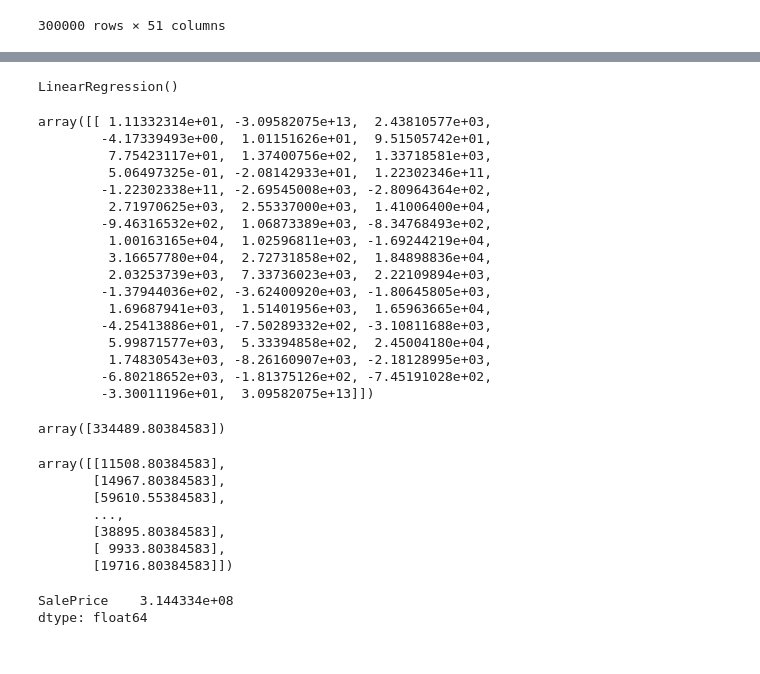
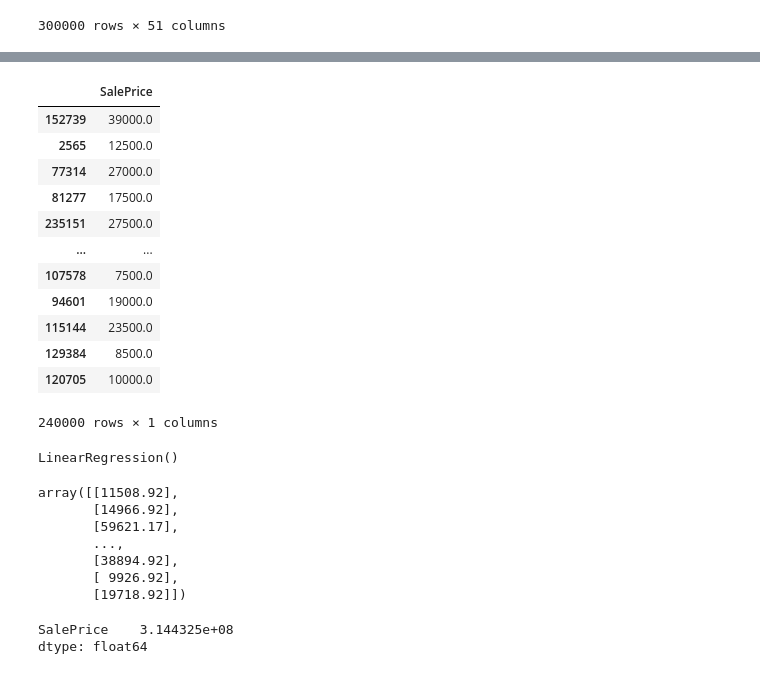
Before and after one commit to manojtomer0709/Machine-Learning-Assignments, a Jupyter notebook: Assignment-1/Linear_Regression_1.ipynb, the cells around one changed output, grey strips where cells are left out. Drawn from its saved outputs; the diff is of its cells as text; code cells hidden in the pictures.

```diff
--- a/Assignment-1/Linear_Regression_1.ipynb
+++ b/Assignment-1/Linear_Regression_1.ipynb
@@ -64,51 +108,41 @@ x_train, x_test, y_train, y_test = train_test_split(df, df_y, test_size=0.2, ran
+# %%
+y_train
+# %% [output]
+|  | SalePrice |
+| 152739 | 39000.0 |
+| 2565 | 12500.0 |
+| 77314 | 27000.0 |
+| 81277 | 17500.0 |
+| 235151 | 27500.0 |
+| ... | ... |
+| 107578 | 7500.0 |
+| 94601 | 19000.0 |
+| 115144 | 23500.0 |
+| 129384 | 8500.0 |
+| 120705 | 10000.0 |
+240000 rows × 1 columns
 # %%
 # Fitting the linear model to the training data
 reg.fit(x_train, y_train)
 # %% [output]
 LinearRegression()
-# %%
-# The coefficients of the Linear Regression hypothesis function
-reg.coef_
-# %% [output]
-array([[ 1.11332314e+01, -3.09582075e+13,  2.43810577e+03,
-        -4.17339493e+00,  1.01151626e+01,  9.51505742e+01,
-         7.75423117e+01,  1.37400756e+02,  1.33718581e+03,
-         5.06497325e-01, -2.08142933e+01,  1.22302346e+11,
-        -1.22302338e+11, -2.69545008e+03, -2.80964364e+02,
-         2.71970625e+03,  2.55337000e+03,  1.41006400e+04,
-        -9.46316532e+02,  1.06873389e+03, -8.34768493e+02,
-         1.00163165e+04,  1.02596811e+03, -1.69244219e+04,
-         3.16657780e+04,  2.72731858e+02,  1.84898836e+04,
-         2.03253739e+03,  7.33736023e+03,  2.22109894e+03,
-        -1.37944036e+02, -3.62400920e+03, -1.80645805e+03,
-         1.69687941e+03,  1.51401956e+03,  1.65963665e+04,
-        -4.25413886e+01, -7.50289332e+02, -3.10811688e+03,
-         5.99871577e+03,  5.33394858e+02,  2.45004180e+04,
-         1.74830543e+03, -8.26160907e+03, -2.18128995e+03,
-        -6.80218652e+03, -1.81375126e+02, -7.45191028e+02,
-        -3.30011196e+01,  3.09582075e+13]])
-# %%
-# Intercept of the Linear Regression Hypothesis function
-reg.intercept_
-# %% [output]
-array([334489.80384583])
 # %%
 # Making predictions over the test set
-a = reg.predict(x_test)
-a
+y_pred = reg.predict(x_test)
+y_pred
 # %% [output]
-array([[11508.80384583],
-       [14967.80384583],
-       [59610.55384583],
+array([[11508.92],
+       [14966.92],
+       [59621.17],
        ...,
-       [38895.80384583],
-       [ 9933.80384583],
-       [19716.80384583]])
+       [38894.92],
+       [ 9926.92],
+       [19718.92]])
 # %%
 # Calculating the mean square error
-print(np.mean((a - y_test)**2))
+print(np.mean((y_pred - y_test)**2))
 # %% [output]
-SalePrice    3.144334e+08
+SalePrice    3.144325e+08
 dtype: float64
 # %%
 # Evaluating our model on the test set to know its approximate efficiency
```
Also changed, not shown: parts of 6 cells of this notebook.
